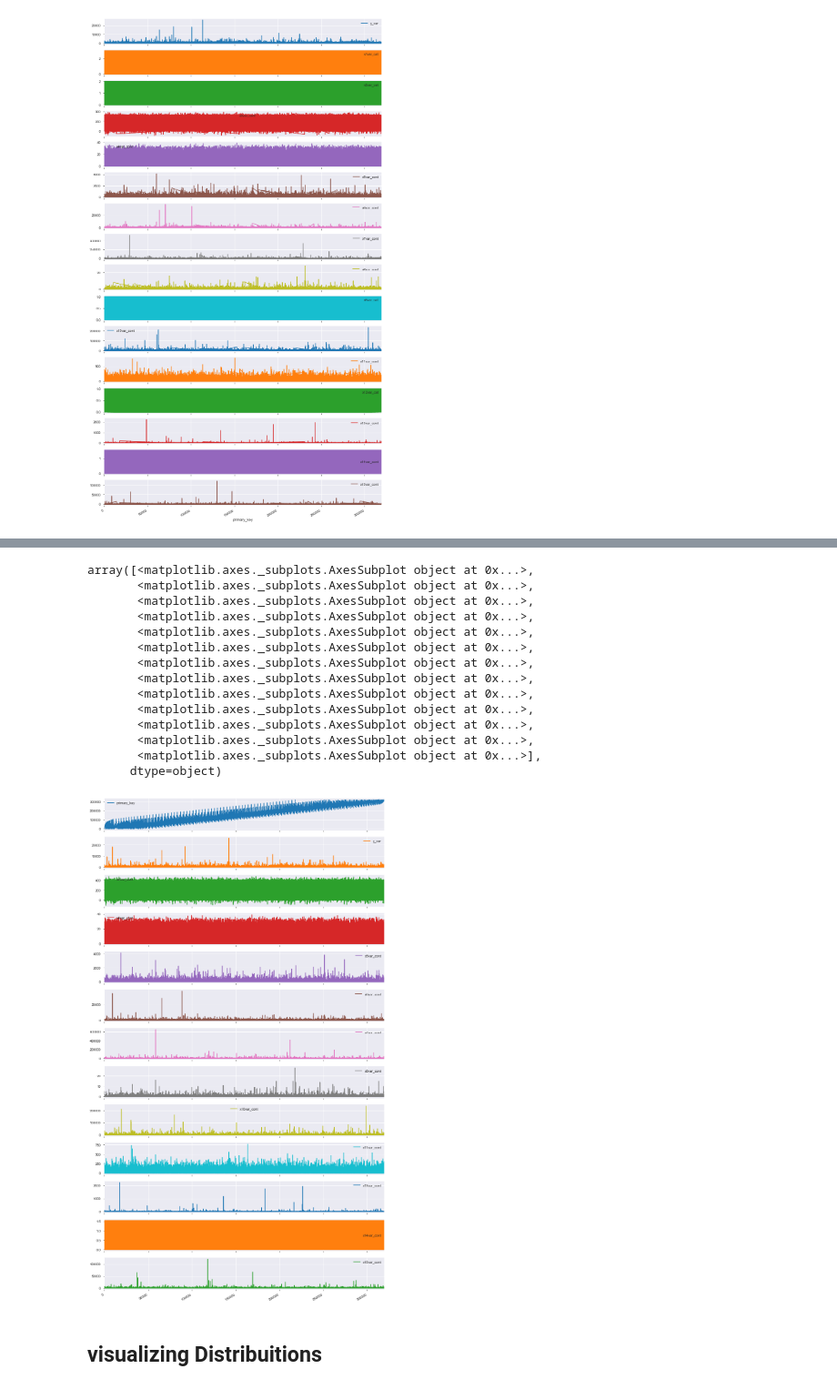
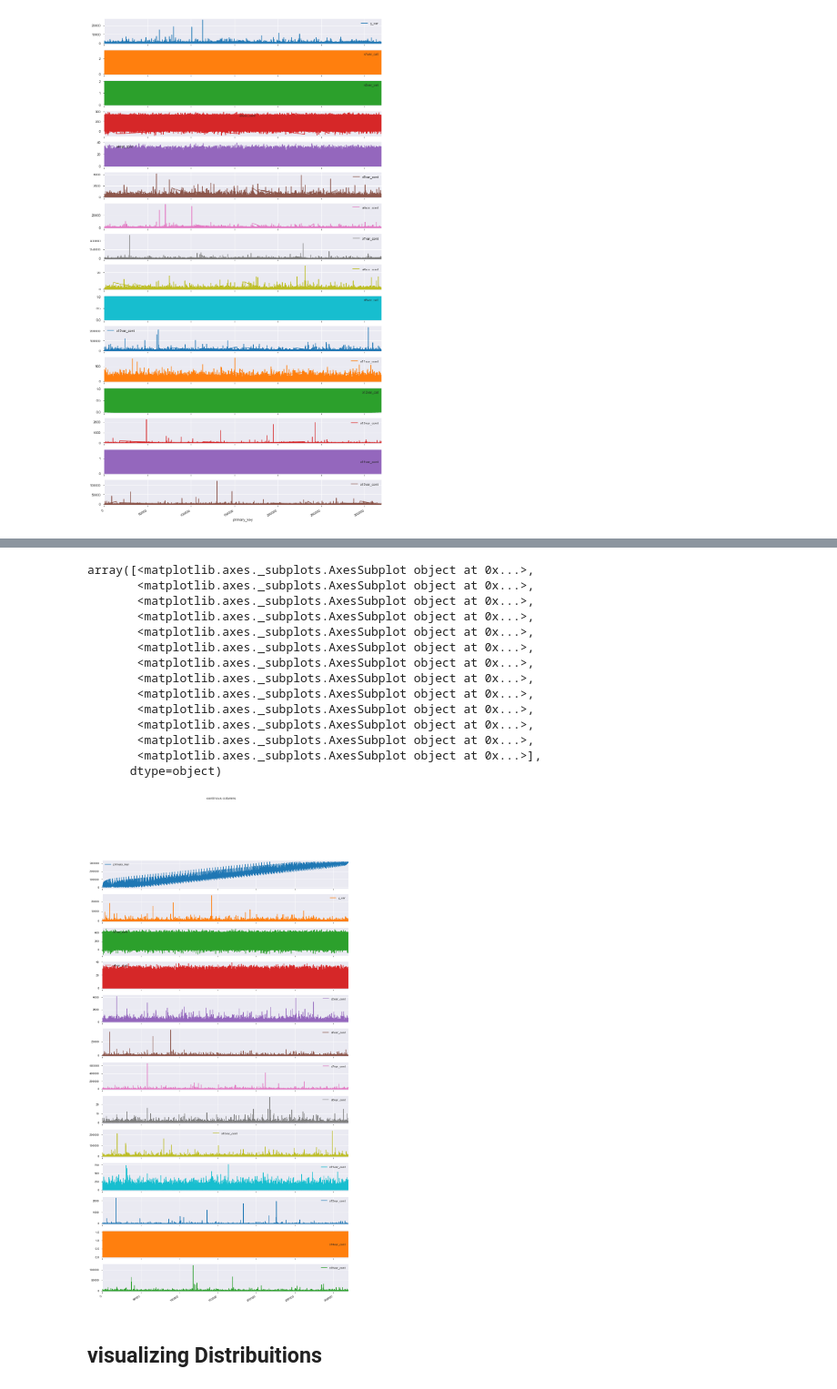
Before and after one commit to rajagurunath/recomendation_assignment, a Jupyter notebook: EDA_v0.1.ipynb, the cells around one changed output, grey strips where cells are left out. Shown at 91% size. Drawn from its saved outputs; the diff is of its cells as text; code cells hidden in the pictures.

```diff
--- a/EDA_v0.1.ipynb
+++ b/EDA_v0.1.ipynb
@@ -125,23 +125,23 @@ cat_columns,con_columns
   'x14var_cont',
   'x15var_cont'])
 # %%
-df[con_columns].iloc[1:].plot(subplots=True,figsize=(15,30))
+df[con_columns].iloc[1:].plot(subplots=True,figsize=(15,30),title="continous columns")
 # %% [output]
 array([<matplotlib.axes._subplots.AxesSubplot object at 0x...>,
        <matplotlib.axes._subplots.AxesSubplot object at 0x...>,
        <matplotlib.axes._subplots.AxesSubplot object at 0x...>,
        <matplotlib.axes._subplots.AxesSubplot object at 0x...>,
        <matplotlib.axes._subplots.AxesSubplot object at 0x...>,
        <matplotlib.axes._subplots.AxesSubplot object at 0x...>,
        <matplotlib.axes._subplots.AxesSubplot object at 0x...>,
        <matplotlib.axes._subplots.AxesSubplot object at 0x...>,
        <matplotlib.axes._subplots.AxesSubplot object at 0x...>,
        <matplotlib.axes._subplots.AxesSubplot object at 0x...>,
        <matplotlib.axes._subplots.AxesSubplot object at 0x...>,
        <matplotlib.axes._subplots.AxesSubplot object at 0x...>,
        <matplotlib.axes._subplots.AxesSubplot object at 0x...>],
       dtype=object)
-[figure, old version]
+[figure, new version]
 # %% [markdown]
 ## visualizing Distribuitions
 # %%
```
Also changed, not shown: parts of 2 cells of this notebook, 22 other files.
